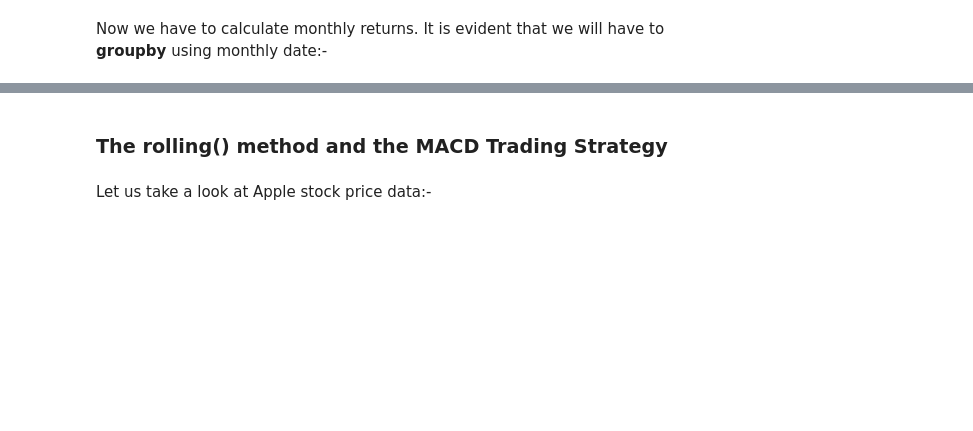
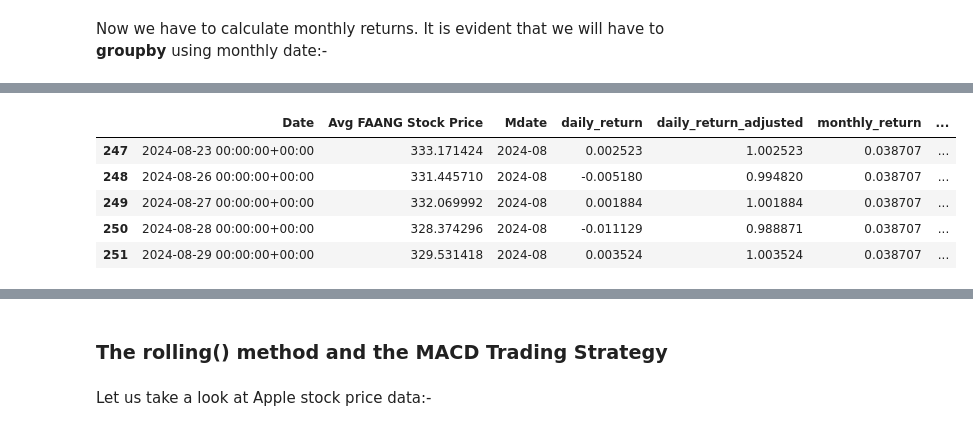
Before and after one commit to zliang217/machine_learning_for_finance_ii, a Jupyter notebook: Lab_2_/Math629_Pandas_Finance.ipynb, the cells around one changed output, grey strips where cells are left out. Cells and saved outputs as stored; diff of their text form; code cells hidden in the pictures; blank space fills up the shorter version.

```diff
--- a/Lab_2_/Math629_Pandas_Finance.ipynb
+++ b/Lab_2_/Math629_Pandas_Finance.ipynb
@@ -402,0 +354,2 @@ Now we have to calculate monthly returns. It is evident that we will have to **g
+# %%
+Avg_FAANG_stockprice_data['monthly_return'] = Avg_FAANG_stockprice_data.groupby('Mdate')['daily_return_adjusted'].transform(np.prod) - 1
@@ -403 +365,12 @@ Now we have to calculate monthly returns. It is evident that we will have to **g
+# %%
+Avg_FAANG_stockprice_data['rolling_return'] = Avg_FAANG_stockprice_data['daily_return_adjusted'].rolling(30).apply(np.prod) - 1
+# %%
+Avg_FAANG_stockprice_data.tail()
+# %% [output]
+|  | Date | Avg FAANG Stock Price | Mdate | daily_return | daily_return_adjusted | monthly_return | ... |
+| 247 | 2024-08-23 00:00:00+00:00 | 333.171424 | 2024-08 | 0.002523 | 1.002523 | 0.038707 | ... |
+| 248 | 2024-08-26 00:00:00+00:00 | 331.445710 | 2024-08 | -0.005180 | 0.994820 | 0.038707 | ... |
+| 249 | 2024-08-27 00:00:00+00:00 | 332.069992 | 2024-08 | 0.001884 | 1.001884 | 0.038707 | ... |
+| 250 | 2024-08-28 00:00:00+00:00 | 328.374296 | 2024-08 | -0.011129 | 0.988871 | 0.038707 | ... |
+| 251 | 2024-08-29 00:00:00+00:00 | 329.531418 | 2024-08 | 0.003524 | 1.003524 | 0.038707 | ... |
 # %%
```
Also changed, not shown: parts of 44 cells of this notebook, 6 other files.
